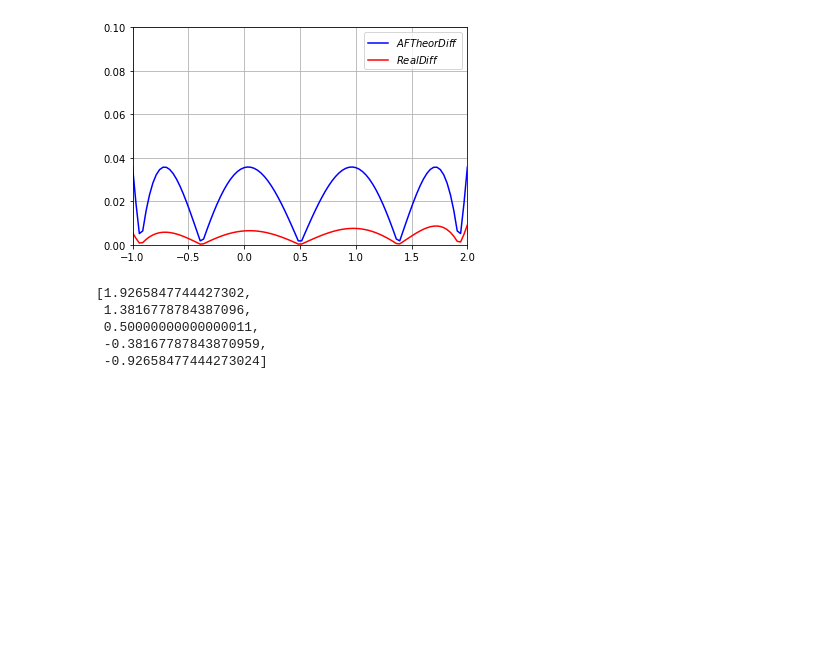
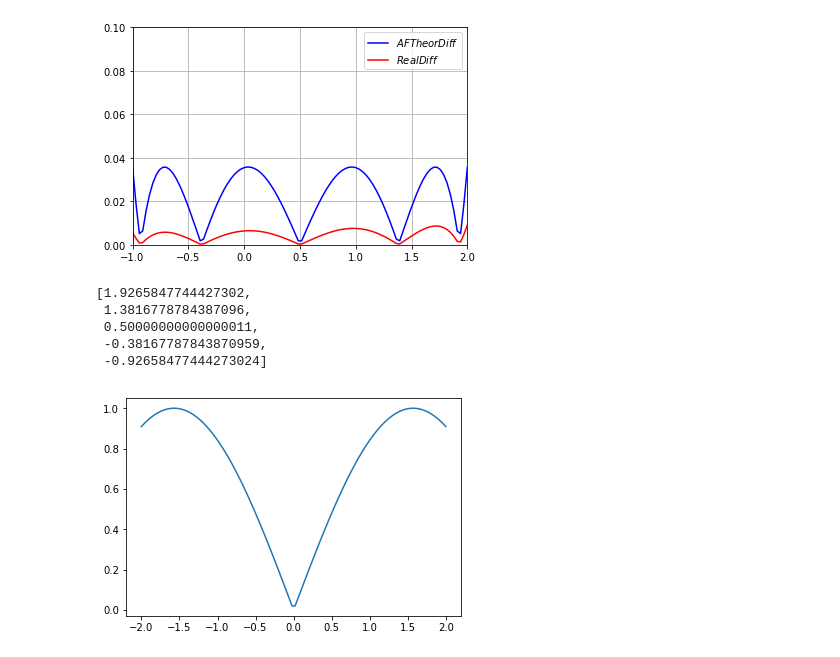
Before and after one commit to IslamAlahovich/Classes_Cpp, a Jupyter notebook: CompS/W1.ipynb, the cells around one changed output. Saved outputs shown, nothing was run; the diff lists cells and outputs as text; code cells hidden in the pictures; blank space fills up the shorter version.

```diff
--- a/CompS/W1.ipynb
+++ b/CompS/W1.ipynb
@@ -200,3 +200,10 @@ chebNode(-1, 2, 5)
  0.50000000000000011,
  -0.38167787843870959,
  -0.92658477444273024]
+# %%
+X = np.linspace(-2, 2, 100)
+Y = [abs(np.sin(i)) for i in X]
+plt.plot(X, Y)
+plt.show()
+# %% [output]
+[figure, added]
```
